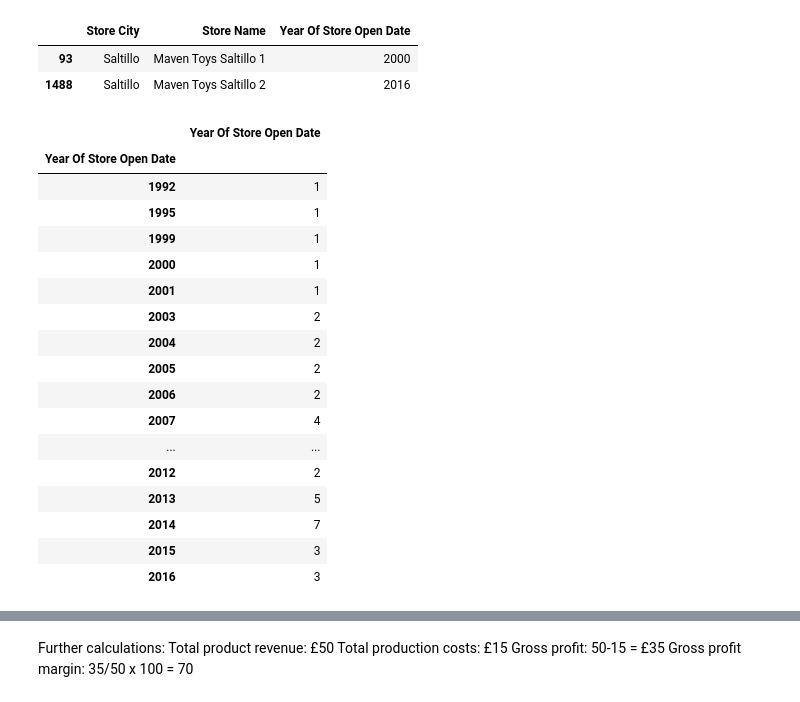
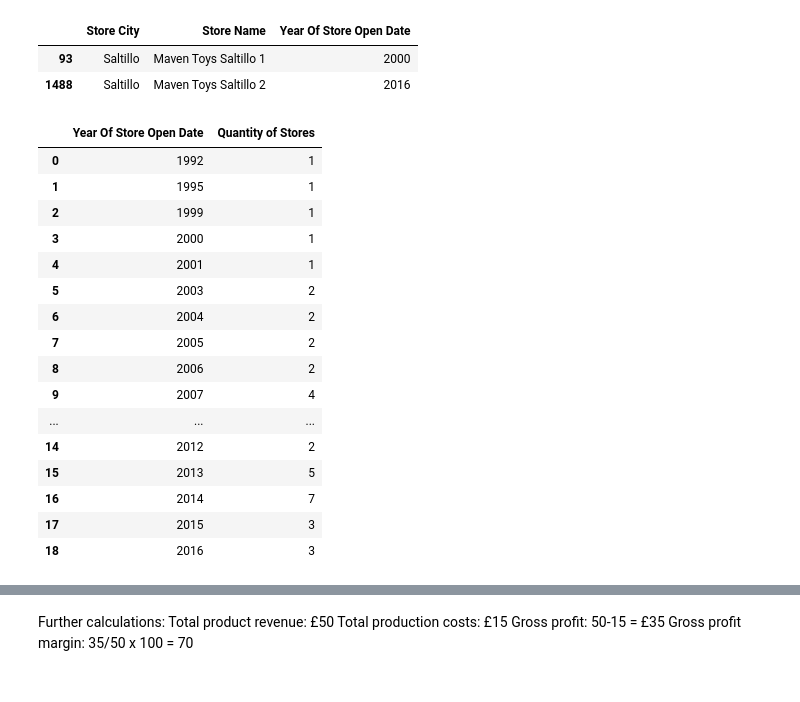
Before and after one commit to Lunczer93/Python_Project_2_Mexico_Toy_Sales, a Jupyter notebook: Python Project 2 Mexico Toy Sales.ipynb, the cells around one changed output, grey strips where cells are left out. Cells and saved outputs as stored; diff of their text form; code cells hidden in the pictures.

```diff
--- a/Python Project 2 Mexico Toy Sales.ipynb
+++ b/Python Project 2 Mexico Toy Sales.ipynb
@@ -893,24 +893,26 @@ x2.loc[(x['Store City']=='Saltillo')]
 | 93 | Saltillo | Maven Toys Saltillo 1 | 2000 |
 | 1488 | Saltillo | Maven Toys Saltillo 2 | 2016 |
 # %%
-x2.groupby(['Year Of Store Open Date'])['Year Of Store Open Date'].count().to_frame()
+YearOfOpenStoreData = x2.groupby(['Year Of Store Open Date'])['Year Of Store Open Date'].count().to_frame()
+YearOfOpenStoreData.rename(columns = {'Year Of Store Open Date':'Quantity of Stores'}, inplace=True)
+YearOfOpenStoreData.reset_index(inplace=True)
+YearOfOpenStoreData
 # %% [output]
-|  | Year Of Store Open Date |
-| Year Of Store Open Date |  |
-| 1992 | 1 |
-| 1995 | 1 |
-| 1999 | 1 |
-| 2000 | 1 |
-| 2001 | 1 |
-| 2003 | 2 |
-| 2004 | 2 |
-| 2005 | 2 |
-| 2006 | 2 |
-| 2007 | 4 |
-| ... | ... |
-| 2012 | 2 |
-| 2013 | 5 |
-| 2014 | 7 |
-| 2015 | 3 |
-| 2016 | 3 |
+|  | Year Of Store Open Date | Quantity of Stores |
+| 0 | 1992 | 1 |
+| 1 | 1995 | 1 |
+| 2 | 1999 | 1 |
+| 3 | 2000 | 1 |
+| 4 | 2001 | 1 |
+| 5 | 2003 | 2 |
+| 6 | 2004 | 2 |
+| 7 | 2005 | 2 |
+| 8 | 2006 | 2 |
+| 9 | 2007 | 4 |
+| ... | ... | ... |
+| 14 | 2012 | 2 |
+| 15 | 2013 | 5 |
+| 16 | 2014 | 7 |
+| 17 | 2015 | 3 |
+| 18 | 2016 | 3 |
 # %%
```
Also changed, not shown: parts of 25 cells of this notebook.
